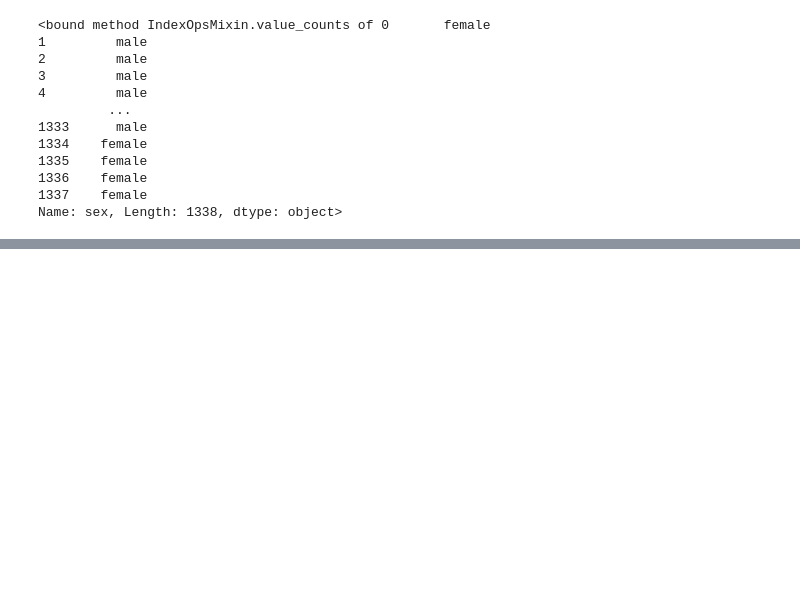
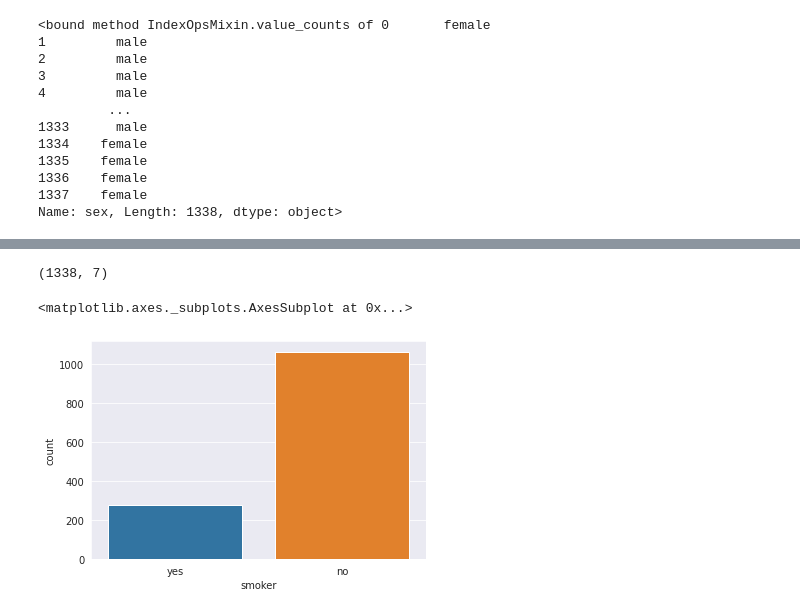
Before and after one commit to hannyham/Python-for-Data-Science, a Jupyter notebook: assignment.ipynb, the cells around one changed output, grey strips where cells are left out. Drawn from its saved outputs; the diff is of its cells as text; code cells hidden in the pictures; blank space fills up the shorter version.

```diff
--- a/assignment.ipynb
+++ b/assignment.ipynb
@@ -4,8 +4,15 @@
 #import libraries
 import numpy as np
 import pandas as pd
+import matplotlib.pyplot as plt
+%matplotlib inline
+import seaborn as sns
+sns.set_style('darkgrid')
+
+import warnings
+warnings.filterwarnings('ignore')
 # %%
-data = pd.read_csv("/content/insurance (3).csv")
+data = pd.read_csv("/insurance (3) (1).csv")
 data
 # %% [output]
 |  | age | sex | bmi | children | smoker | region | charges |
@@ -69,0 +162,9 @@ df.query("sex== ")
+# %%
+df.shape
+# %% [output]
+(1338, 7)
+# %%
+sns.countplot(data.smoker)
+# %% [output]
+<matplotlib.axes._subplots.AxesSubplot at 0x...>
+[figure, added]
```
Also changed, not shown: parts of 10 cells of this notebook.
